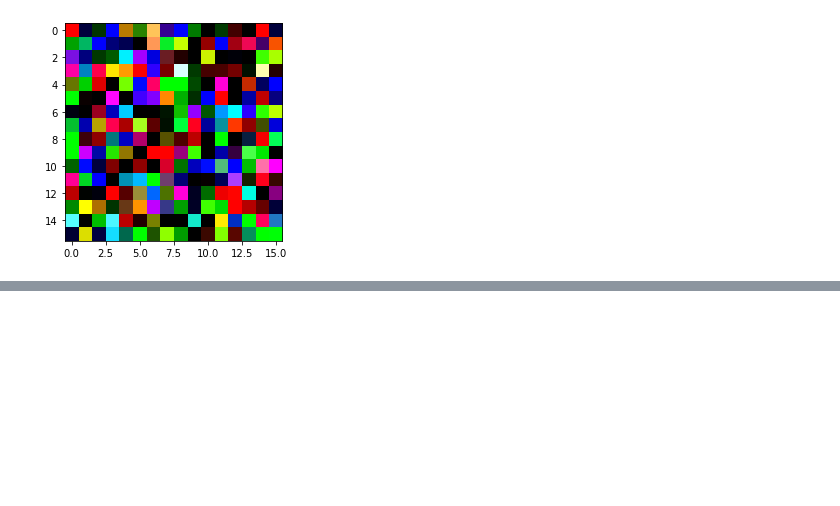
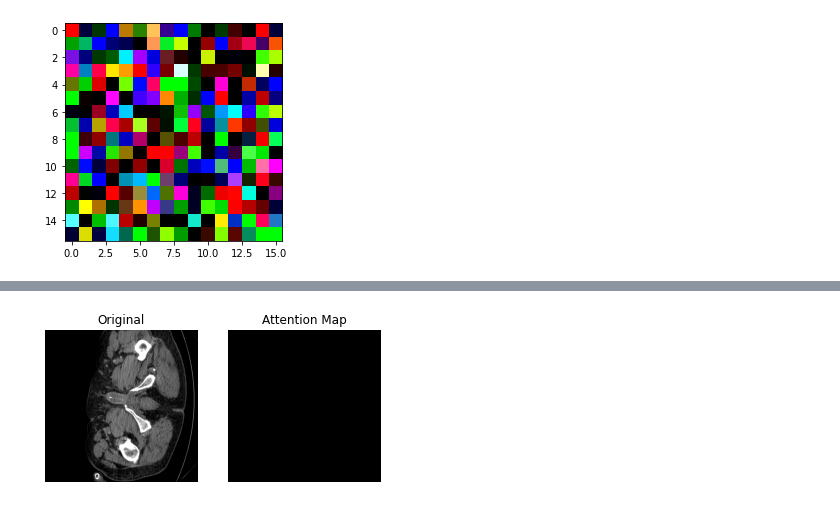
Before and after one commit to kenza-bouzid/TransUnet, a Jupyter notebook: models/vit-keras/test-vit.ipynb, the cells around one changed output, grey strips where cells are left out. Cells and saved outputs as stored; diff of their text form; code cells hidden in the pictures; blank space fills up the shorter version.

```diff
--- a/models/vit-keras/test-vit.ipynb
+++ b/models/vit-keras/test-vit.ipynb
@@ -28,0 +61,27 @@ Clipping input data to the valid range for imshow with RGB data ([0..1] for floa
+# %%
+import numpy as np
+import matplotlib.pyplot as plt
+
+# Load a model
+image_size = 512
+model = vit.vit_b16(
+    image_size=image_size,
+    pretrained=True,
+    include_top=True,
+    pretrained_top=True
+)
+data = np.load("../../data/train_npz/case0007_slice005.npz")
+image = data["image"]
+image = cv2.cvtColor(image,cv2.COLOR_GRAY2RGB)
+# X = vit.preprocess_inputs(image).reshape(1, image_size, image_size, 3)
+attention_map = visualize.attention_map(model=model, image=image)
+
+# Plot results
+fig, (ax1, ax2) = plt.subplots(ncols=2)
+ax1.axis('off')
+ax2.axis('off')
+ax1.set_title('Original')
+ax2.set_title('Attention Map')
+_ = ax1.imshow(image)
+_ = ax2.imshow(attention_map, cmap="viridis")
+# %% [output]
@@ -28,0 +89 @@ Clipping input data to the valid range for imshow with RGB data ([0..1] for floa
+[figure, added]
```
Also changed, not shown: parts of 3 cells of this notebook, 1 other file.
